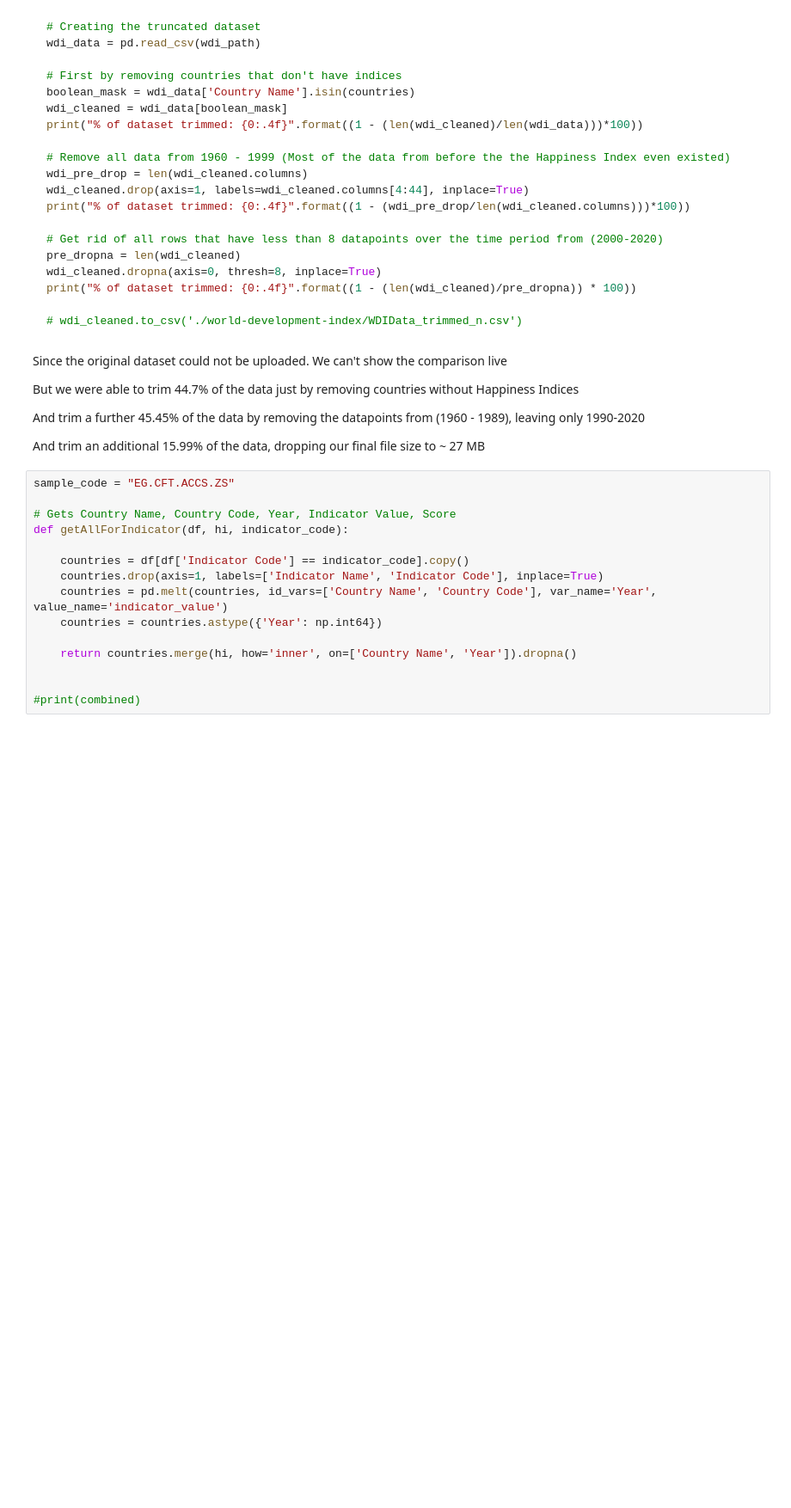
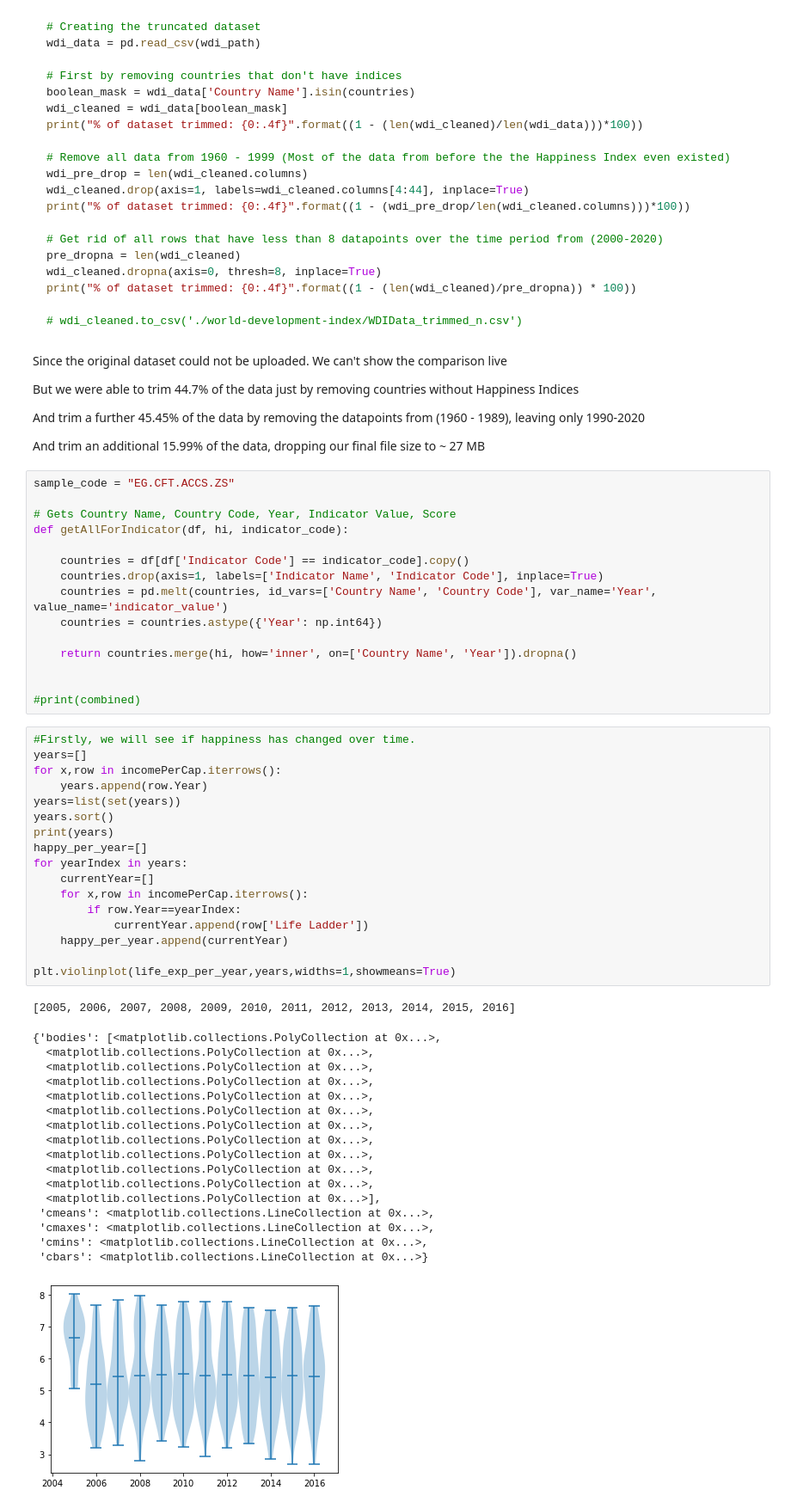
Before and after one commit to alderie/happinessfactor, a Jupyter notebook: notebook.ipynb, the cells around one changed output. Shown: that part at 86% size. Saved outputs shown, nothing was run; the diff lists cells and outputs as text; blank space fills up the shorter version.

```diff
--- a/notebook.ipynb
+++ b/notebook.ipynb
@@ -105,6 +105,42 @@ def getAllForIndicator(df, hi, indicator_code):
 
 
 #print(combined)
+# %%
+#Firstly, we will see if happiness has changed over time.
+years=[]
+for x,row in incomePerCap.iterrows():
+    years.append(row.Year)
+years=list(set(years))
+years.sort()
+print(years)
+happy_per_year=[]
+for yearIndex in years:
+    currentYear=[]
+    for x,row in incomePerCap.iterrows():
+        if row.Year==yearIndex:
+            currentYear.append(row['Life Ladder'])
+    happy_per_year.append(currentYear)
+
+plt.violinplot(life_exp_per_year,years,widths=1,showmeans=True)
+# %% [output]
+[2005, 2006, 2007, 2008, 2009, 2010, 2011, 2012, 2013, 2014, 2015, 2016]
+{'bodies': [<matplotlib.collections.PolyCollection at 0x...>,
+  <matplotlib.collections.PolyCollection at 0x...>,
+  <matplotlib.collections.PolyCollection at 0x...>,
+  <matplotlib.collections.PolyCollection at 0x...>,
+  <matplotlib.collections.PolyCollection at 0x...>,
+  <matplotlib.collections.PolyCollection at 0x...>,
+  <matplotlib.collections.PolyCollection at 0x...>,
+  <matplotlib.collections.PolyCollection at 0x...>,
+  <matplotlib.collections.PolyCollection at 0x...>,
+  <matplotlib.collections.PolyCollection at 0x...>,
+  <matplotlib.collections.PolyCollection at 0x...>,
+  <matplotlib.collections.PolyCollection at 0x...>],
+ 'cmeans': <matplotlib.collections.LineCollection at 0x...>,
+ 'cmaxes': <matplotlib.collections.LineCollection at 0x...>,
+ 'cmins': <matplotlib.collections.LineCollection at 0x...>,
+ 'cbars': <matplotlib.collections.LineCollection at 0x...>}
+[figure, added]
 # %%
 #When one thinks of happiness they think of money. Lets first graph the WHR dataset's graph of national income per capita vs happiness
 ipc_code = "EG.CFT.ACCS.ZS"
```
Also changed, not shown: parts of 2 cells of this notebook.
